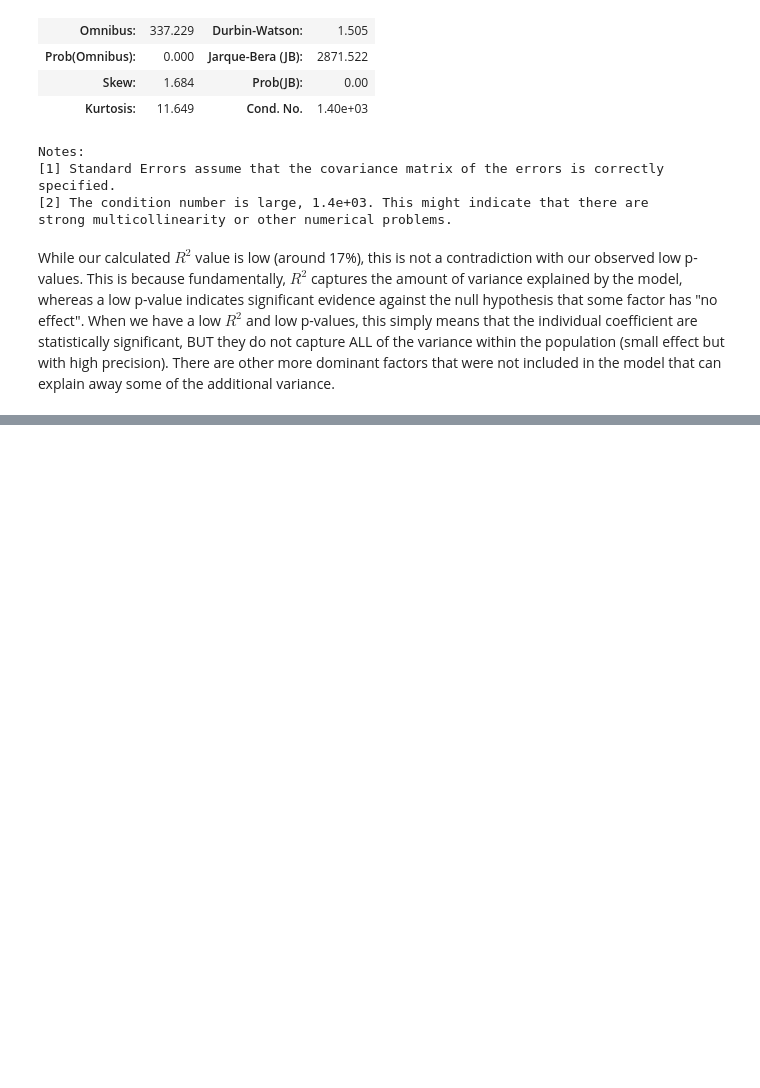
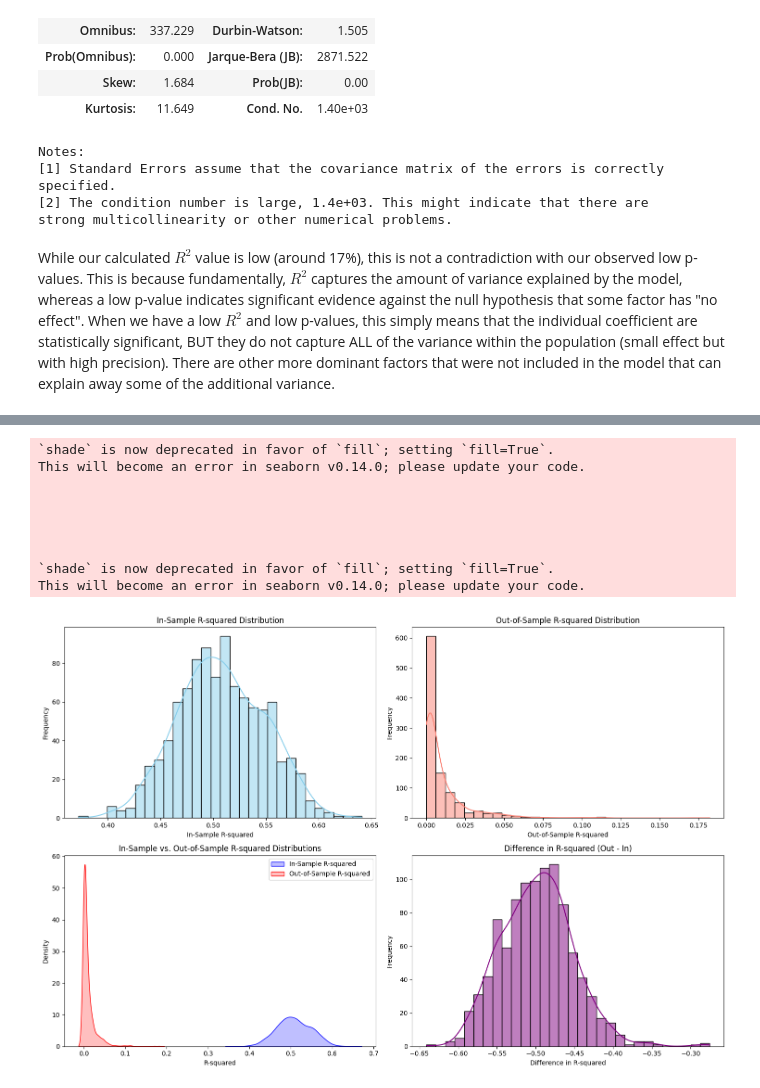
Before and after one commit to KurbyDoo/STA130, a Jupyter notebook: HW/HW 07 - Cayden Wong.ipynb, the cells around one changed output, grey strips where cells are left out. Cells and saved outputs as stored; diff of their text form; code cells hidden in the pictures; blank space fills up the shorter version.

```diff
--- a/HW/HW 07 - Cayden Wong.ipynb
+++ b/HW/HW 07 - Cayden Wong.ipynb
@@ -827,0 +986,10 @@ While our calculated $R^2$ value is low (around 17%), this is not a contradictio
+# %%
+model4_linear_form = 'HP ~ Attack * Defense * Speed * Legendary'
+model4_linear_form += ' * Q("Sp. Def") * Q("Sp. Atk")'
+# DO NOT try adding '* C(Generation) * C(Q("Type 1")) * C(Q("Type 2"))'
+# That's 6*18*19 = 6*18*19 possible interaction combinations...
+# ...a huge number that will blow up your computer
+
+model4_spec = smf.ols(formula=model4_linear_form, data=pokeaman_train)
+model4_fit = model4_spec.fit()
+model4_fit.summary()
@@ -827,0 +1073,50 @@ While our calculated $R^2$ value is low (around 17%), this is not a contradictio
+# %%
+import matplotlib.pyplot as plt
+import seaborn as sns
+
+# Set up the figure
+plt.figure(figsize=(15, 10))
+
+# Plot 1: Histogram for in-sample R-squared
+plt.subplot(2, 2, 1)
+sns.histplot(in_sample_r_squared, kde=True, color="skyblue", bins=30)
+plt.title("In-Sample R-squared Distribution")
+plt.xlabel("In-Sample R-squared")
+plt.ylabel("Frequency")
+
+# Plot 2: Histogram for out-of-sample R-squared
+plt.subplot(2, 2, 2)
+sns.histplot(out_sample_r_squared, kde=True, color="salmon", bins=30)
+plt.title("Out-of-Sample R-squared Distribution")
+plt.xlabel("Out-of-Sample R-squared")
+plt.ylabel("Frequency")
+
+# Plot 3: Overlay plot of in-sample vs. out-of-sample R-squared
+plt.subplot(2, 2, 3)
+sns.kdeplot(in_sample_r_squared, color="blue", label="In-Sample R-squared", shade=True)
+sns.kdeplot(out_sample_r_squared, color="red", label="Out-of-Sample R-squared", shade=True)
+plt.title("In-Sample vs. Out-of-Sample R-squared Distributions")
+plt.xlabel("R-squared")
+plt.ylabel("Density")
+plt.legend()
+
+# Plot 4: Histogram for difference in R-squared
+plt.subplot(2, 2, 4)
+sns.histplot(diff_r_squared, kde=True, color="purple", bins=30)
+plt.title("Difference in R-squared (Out - In)")
+plt.xlabel("Difference in R-squared")
+plt.ylabel("Frequency")
+
+plt.tight_layout()
+plt.show()
+# %% [output]
+`shade` is now deprecated in favor of `fill`; setting `fill=True`.
+This will become an error in seaborn v0.14.0; please update your code.
+
+
+
+
+
+`shade` is now deprecated in favor of `fill`; setting `fill=True`.
+This will become an error in seaborn v0.14.0; please update your code.
+[figure, added]
```
Also changed, not shown: parts of 43 cells of this notebook.
